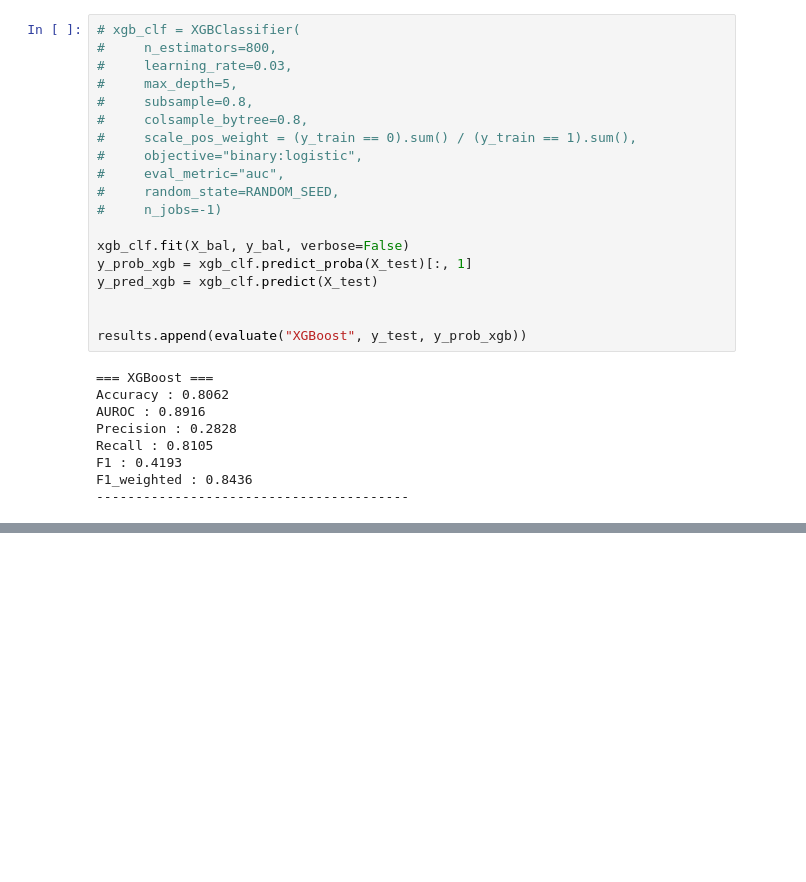
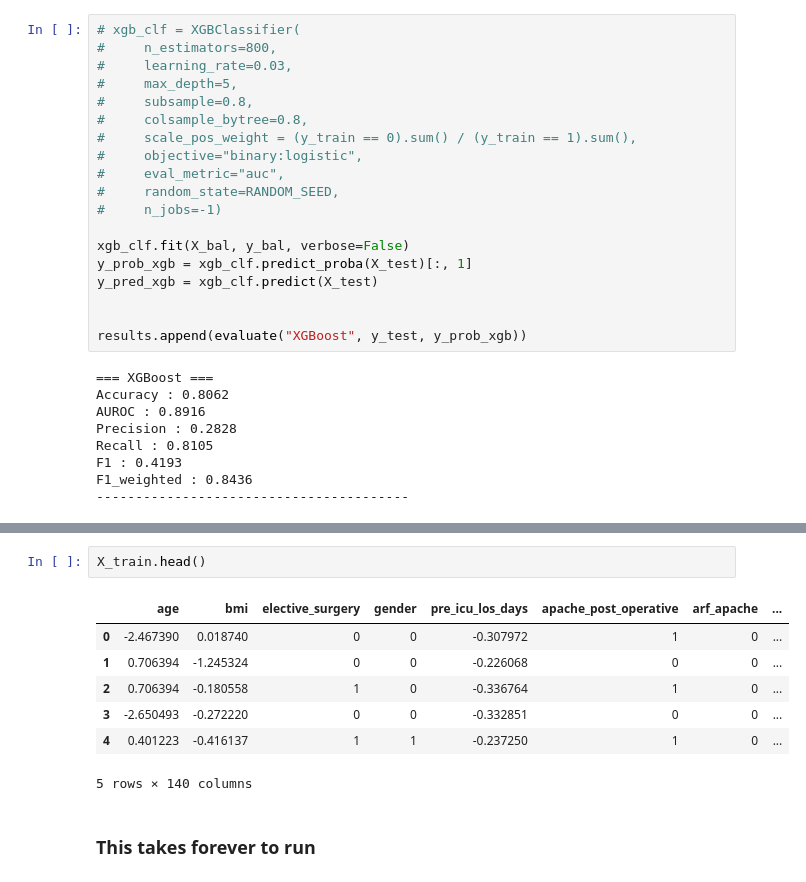
Before and after one commit to AlyssaMiaTaliotis/icu-dp, a Jupyter notebook: notebooks/models_nodp.ipynb, the cells around one changed output, grey strips where cells are left out. Drawn from its saved outputs; the diff is of its cells as text; blank space fills up the shorter version.

```diff
--- a/notebooks/models_nodp.ipynb
+++ b/notebooks/models_nodp.ipynb
@@ -524,0 +594,12 @@ d1_platelets_min                 0.004061
+# %%
+X_train.head()
+# %% [output]
+|  | age | bmi | elective_surgery | gender | pre_icu_los_days | apache_post_operative | arf_apache | ... |
+| 0 | -2.467390 | 0.018740 | 0 | 0 | -0.307972 | 1 | 0 | ... |
+| 1 | 0.706394 | -1.245324 | 0 | 0 | -0.226068 | 0 | 0 | ... |
+| 2 | 0.706394 | -0.180558 | 1 | 0 | -0.336764 | 1 | 0 | ... |
+| 3 | -2.650493 | -0.272220 | 0 | 0 | -0.332851 | 0 | 0 | ... |
+| 4 | 0.401223 | -0.416137 | 1 | 1 | -0.237250 | 1 | 0 | ... |
+5 rows × 140 columns
+# %% [markdown]
+### This takes forever to run
```
Also changed, not shown: parts of 16 cells of this notebook.
